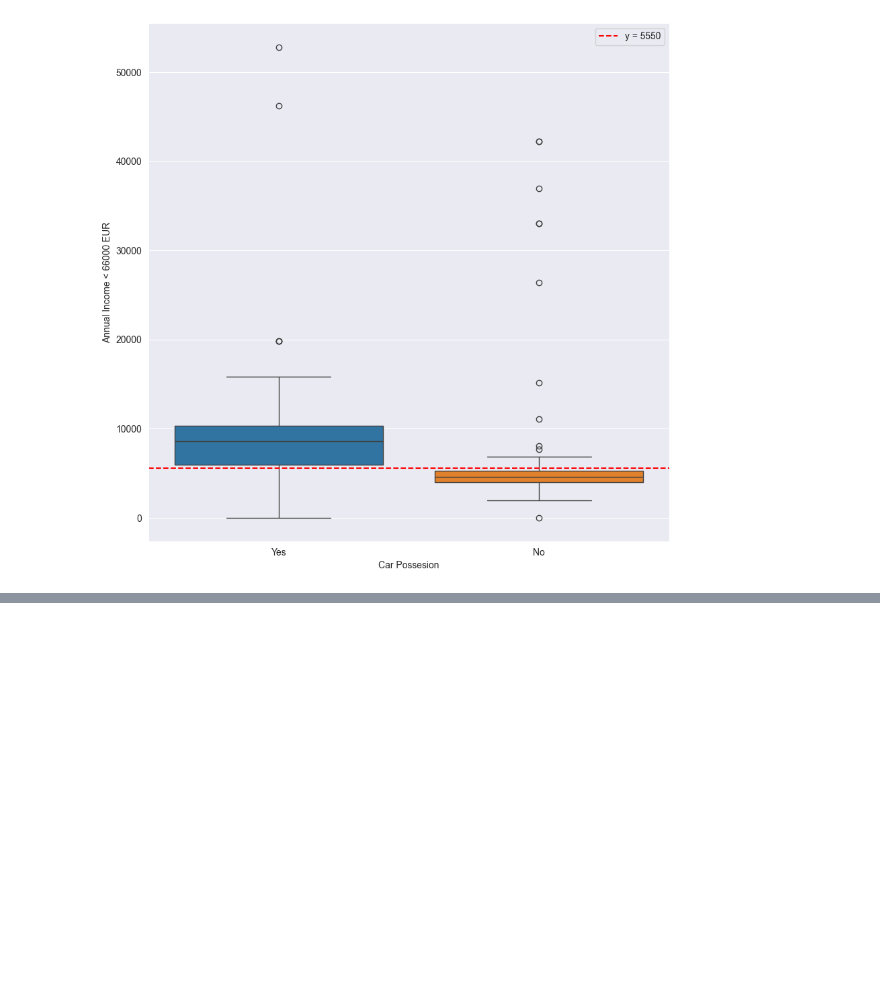
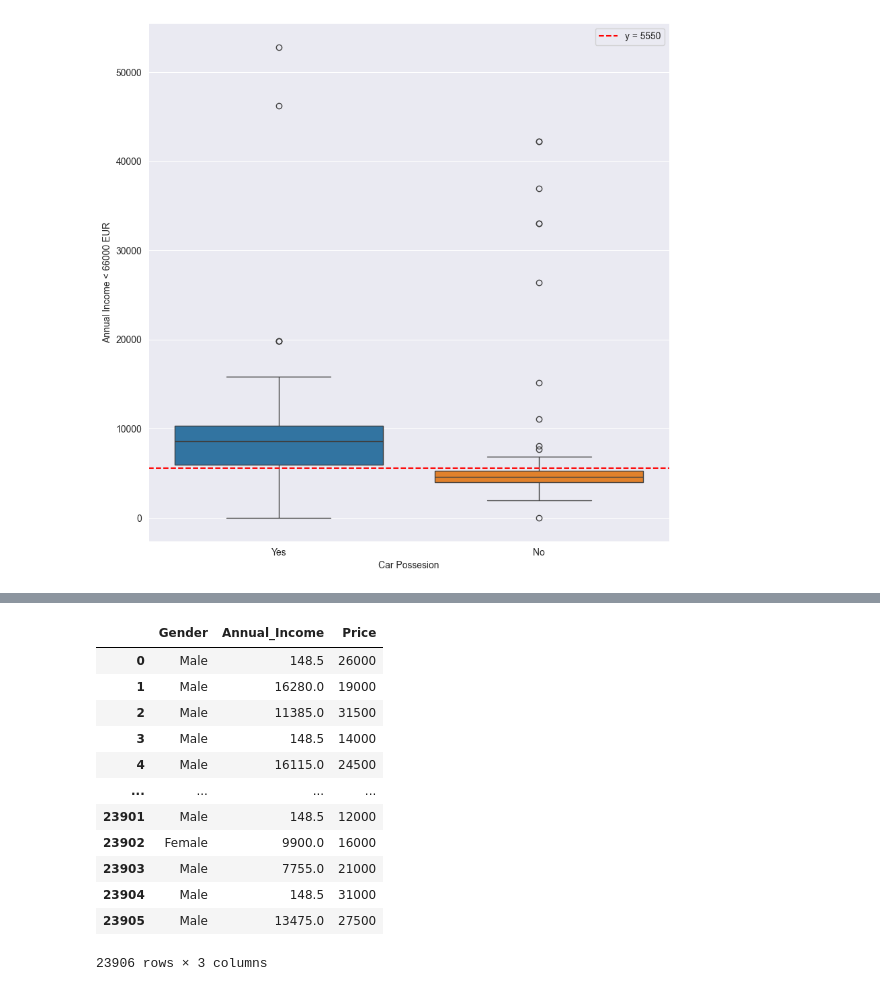
Before and after one commit to File500/Data_science_and_analysis, a Jupyter notebook: analysis/visual_analysis/car_ownership_and_sales_EDA.ipynb, the cells around one changed output, grey strips where cells are left out. Drawn from its saved outputs; the diff is of its cells as text; code cells hidden in the pictures; blank space fills up the shorter version.

```diff
--- a/analysis/visual_analysis/car_ownership_and_sales_EDA.ipynb
+++ b/analysis/visual_analysis/car_ownership_and_sales_EDA.ipynb
@@ -203,0 +222,17 @@ sales_data.show()
+# %%
+filtered = sql_to_df('''select Gender, Annual_Income, Price from sales''')
+filtered
+# %% [output]
+|  | Gender | Annual_Income | Price |
+| 0 | Male | 148.5 | 26000 |
+| 1 | Male | 16280.0 | 19000 |
+| 2 | Male | 11385.0 | 31500 |
+| 3 | Male | 148.5 | 14000 |
+| 4 | Male | 16115.0 | 24500 |
+| ... | ... | ... | ... |
+| 23901 | Male | 148.5 | 12000 |
+| 23902 | Female | 9900.0 | 16000 |
+| 23903 | Male | 7755.0 | 21000 |
+| 23904 | Male | 148.5 | 31000 |
+| 23905 | Male | 13475.0 | 27500 |
+23906 rows × 3 columns
```
Also changed, not shown: parts of 5 cells of this notebook.
